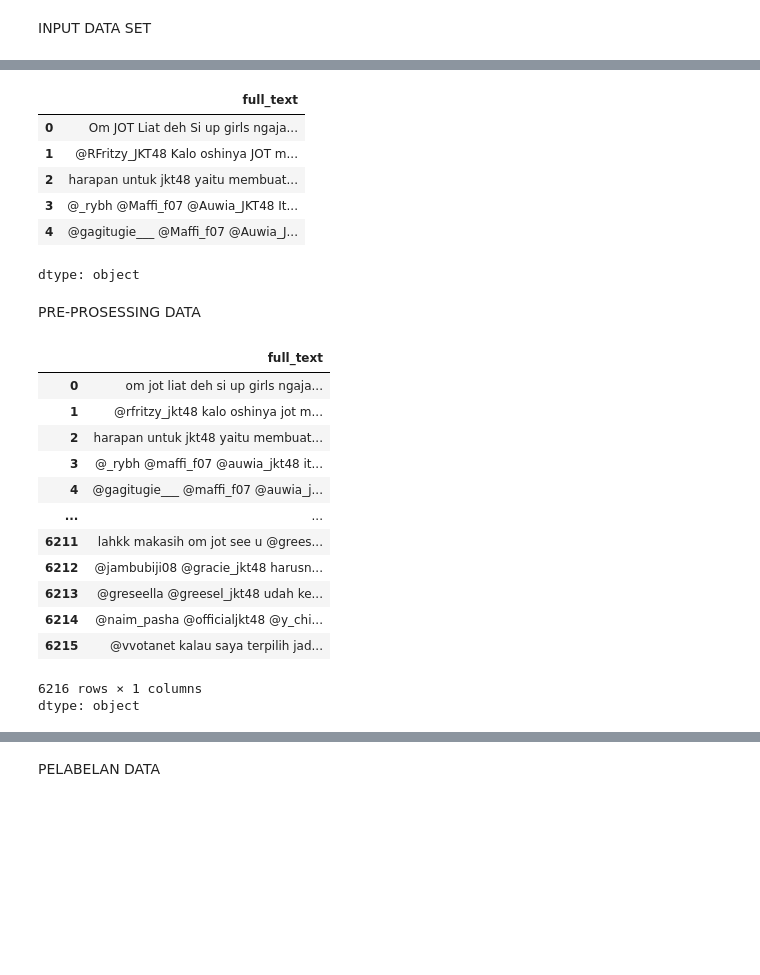
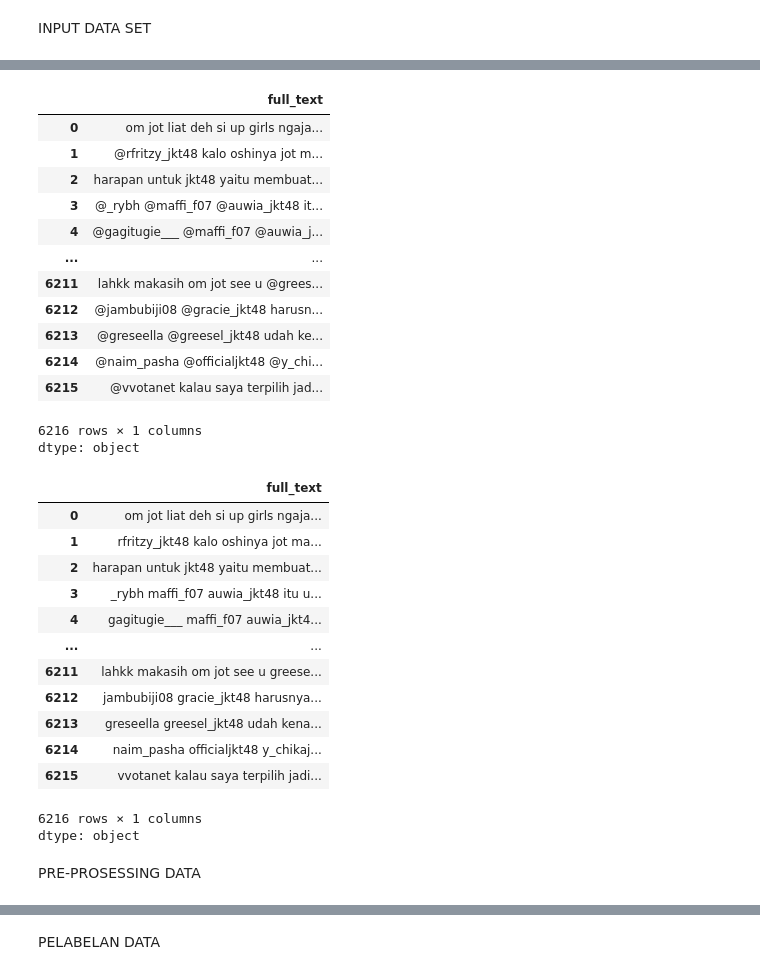
Before and after one commit to Igprad01/Sentimen-Analisis, a Jupyter notebook: Analisis_Sentimen.ipynb, the cells around one changed output, grey strips where cells are left out. Drawn from its saved outputs; the diff is of its cells as text; code cells hidden in the pictures; blank space fills up the shorter version.

```diff
--- a/Analisis_Sentimen.ipynb
+++ b/Analisis_Sentimen.ipynb
@@ -50,35 +57,43 @@ df.head()
 | 2 | 1.873760e+18 | Mon Dec 30 15:52:30 +0000 2024 | 0 | harapan untuk jkt48 yaitu membuat... | 1.873760e+18 | NaN | NaN | ... |
 | 3 | 1.873630e+18 | Mon Dec 30 15:25:31 +0000 2024 | 1 | @_rybh @Maffi_f07 @Auwia_JKT48 It... | 1.873750e+18 | NaN | _rybh | ... |
 | 4 | 1.873630e+18 | Mon Dec 30 15:07:03 +0000 2024 | 0 | @gagitugie___ @Maffi_f07 @Auwia_J... | 1.873750e+18 | NaN | gagitugie___ | ... |
-# %%
-df_text = df['full_text']
-df_text.head()
-# %% [output]
-|  | full_text |
-| 0 | Om JOT Liat deh Si up girls ngaja... |
-| 1 | @RFritzy_JKT48 Kalo oshinya JOT m... |
-| 2 | harapan untuk jkt48 yaitu membuat... |
-| 3 | @_rybh @Maffi_f07 @Auwia_JKT48 It... |
-| 4 | @gagitugie___ @Maffi_f07 @Auwia_J... |
-dtype: object
+# %%
+#case folding
+lower_case = df['full_text'].str.lower()
+display(lower_case)
+#cleaning text
+df_text = lower_case.str.replace(r'[^\w\s]', '')
+df_text = lower_case.str.replace(r'\d+', '')
+df_text = lower_case.str.replace(r'@','')
+display(df_text)
+# %% [output]
+|  | full_text |
+| 0 | om jot liat deh si up girls ngaja... |
+| 1 | @rfritzy_jkt48 kalo oshinya jot m... |
+| 2 | harapan untuk jkt48 yaitu membuat... |
+| 3 | @_rybh @maffi_f07 @auwia_jkt48 it... |
+| 4 | @gagitugie___ @maffi_f07 @auwia_j... |
+| ... | ... |
+| 6211 | lahkk makasih om jot see u @grees... |
+| 6212 | @jambubiji08 @gracie_jkt48 harusn... |
+| 6213 | @greseella @greesel_jkt48 udah ke... |
+| 6214 | @naim_pasha @officialjkt48 @y_chi... |
+| 6215 | @vvotanet kalau saya terpilih jad... |
+6216 rows × 1 columns
+dtype: object
+|  | full_text |
+| 0 | om jot liat deh si up girls ngaja... |
+| 1 | rfritzy_jkt48 kalo oshinya jot ma... |
+| 2 | harapan untuk jkt48 yaitu membuat... |
+| 3 | _rybh maffi_f07 auwia_jkt48 itu u... |
+| 4 | gagitugie___ maffi_f07 auwia_jkt4... |
+| ... | ... |
+| 6211 | lahkk makasih om jot see u greese... |
+| 6212 | jambubiji08 gracie_jkt48 harusnya... |
+| 6213 | greseella greesel_jkt48 udah kena... |
+| 6214 | naim_pasha officialjkt48 y_chikaj... |
+| 6215 | vvotanet kalau saya terpilih jadi... |
+6216 rows × 1 columns
+dtype: object
 # %% [markdown]
 PRE-PROSESSING DATA
-# %%
-# case folding
-lowercase = df_text.str.lower()
-display(lowercase)
-# %% [output]
-|  | full_text |
-| 0 | om jot liat deh si up girls ngaja... |
-| 1 | @rfritzy_jkt48 kalo oshinya jot m... |
-| 2 | harapan untuk jkt48 yaitu membuat... |
-| 3 | @_rybh @maffi_f07 @auwia_jkt48 it... |
-| 4 | @gagitugie___ @maffi_f07 @auwia_j... |
-| ... | ... |
-| 6211 | lahkk makasih om jot see u @grees... |
-| 6212 | @jambubiji08 @gracie_jkt48 harusn... |
-| 6213 | @greseella @greesel_jkt48 udah ke... |
-| 6214 | @naim_pasha @officialjkt48 @y_chi... |
-| 6215 | @vvotanet kalau saya terpilih jad... |
-6216 rows × 1 columns
-dtype: object
```
Also changed, not shown: parts of 9 cells of this notebook.
